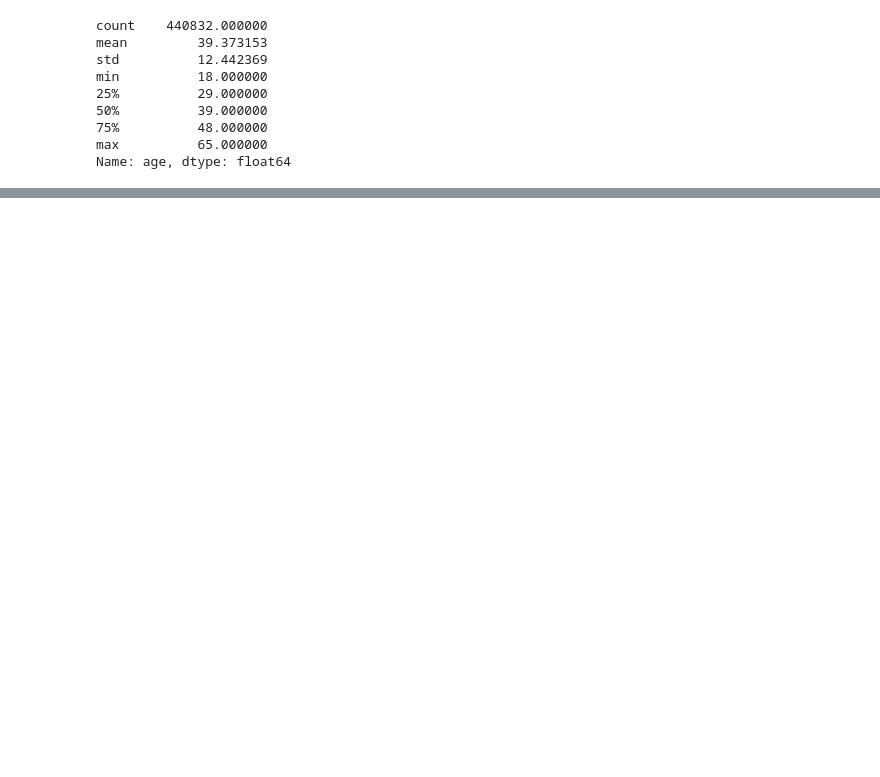
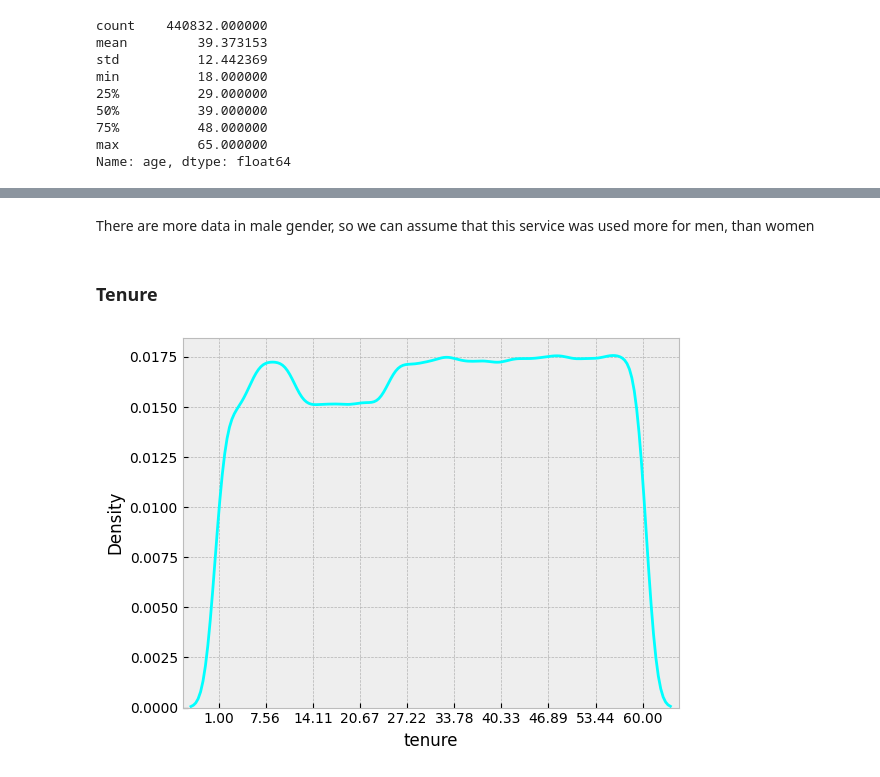
Before and after one commit to IamRaNo/Customer_Churn_Project, a Jupyter notebook: customer_churn_data.ipynb, the cells around one changed output, grey strips where cells are left out. Drawn from its saved outputs; the diff is of its cells as text; code cells hidden in the pictures; blank space fills up the shorter version.

```diff
--- a/customer_churn_data.ipynb
+++ b/customer_churn_data.ipynb
@@ -193,0 +212,8 @@ There are majority values in the lower age range, and lesser values in the upppe
+# %% [markdown]
+There are more data in male gender, so we can assume that this service was used more for men, than women
+# %% [markdown]
+### Tenure
+# %%
+plot_kde('tenure')
+# %% [output]
+[figure, added]
```
Also changed, not shown: parts of 67 cells of this notebook.
